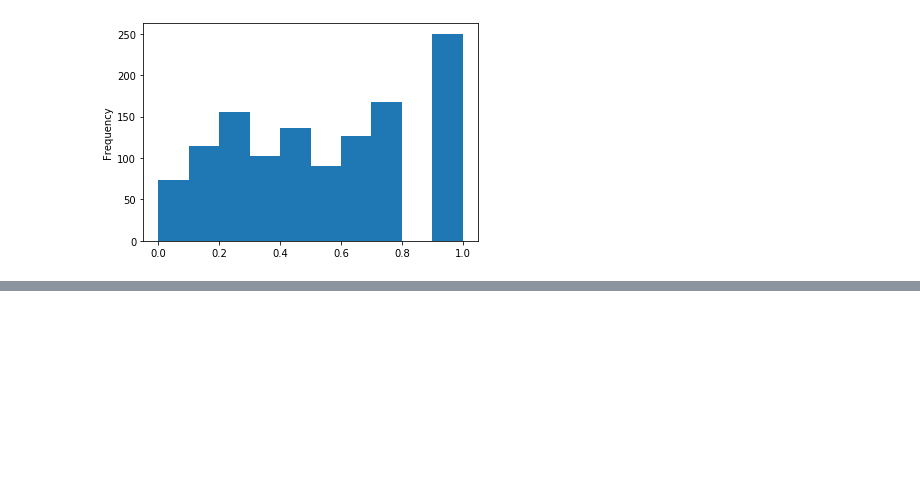
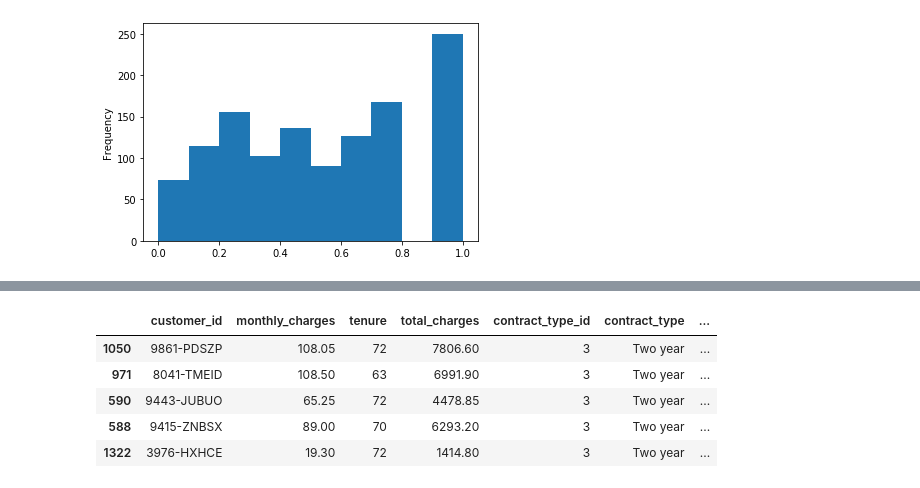
Before and after one commit to lukewbecker/regression-exercises, a Jupyter notebook: scaling.ipynb, the cells around one changed output, grey strips where cells are left out. Cells and saved outputs as stored; diff of their text form; code cells hidden in the pictures; blank space fills up the shorter version.

```diff
--- a/scaling.ipynb
+++ b/scaling.ipynb
@@ -395,0 +396,7 @@ The default output of the function is to use a uniform distribution, and that's
+# %%
+# Using the StandardScaler:
+
+# Reimporting data under another train/validate/test dataset:
+
+train, validate, test = wrangle.prep_acquired_telco()
+train.head()
@@ -395,0 +413,21 @@ The default output of the function is to use a uniform distribution, and that's
+# %%
+# 1. Creating the scaler object:
+
+scaler_ss = sklearn.preprocessing.StandardScaler()
+
+# 2. Fitting ONLY do the train dataset. Remember, this is only useful on continuous variables, not categorical variables:
+scaler_ss.fit(train[['total_charges', 'monthly_charges', 'tenure']])
+
+# 3. Now use the object on all three datasets. Remember, I'm using this object which was fitted to the train dataset:
+train[['total_charges_scaled', 'monthly_charges_scaled', 'tenure_scaled']] = scaler_ss.transform(train[['total_charges', 'monthly_charges', 'tenure']])
+validate[['total_charges_scaled', 'monthly_charges_scaled', 'tenure_scaled']] = scaler_ss.transform(validate[['total_charges', 'monthly_charges', 'tenure']])
+test[['total_charges_scaled', 'monthly_charges_scaled', 'tenure_scaled']] = scaler_ss.transform(test[['total_charges', 'monthly_charges', 'tenure']])
+# %%
+train.head()
+# %% [output]
+|  | customer_id | monthly_charges | tenure | total_charges | contract_type_id | contract_type | ... |
+| 1050 | 9861-PDSZP | 108.05 | 72 | 7806.60 | 3 | Two year | ... |
+| 971 | 8041-TMEID | 108.50 | 63 | 6991.90 | 3 | Two year | ... |
+| 590 | 9443-JUBUO | 65.25 | 72 | 4478.85 | 3 | Two year | ... |
+| 588 | 9415-ZNBSX | 89.00 | 70 | 6293.20 | 3 | Two year | ... |
+| 1322 | 3976-HXHCE | 19.30 | 72 | 1414.80 | 3 | Two year | ... |
```
Also changed, not shown: parts of 6 cells of this notebook, 3 other files.
